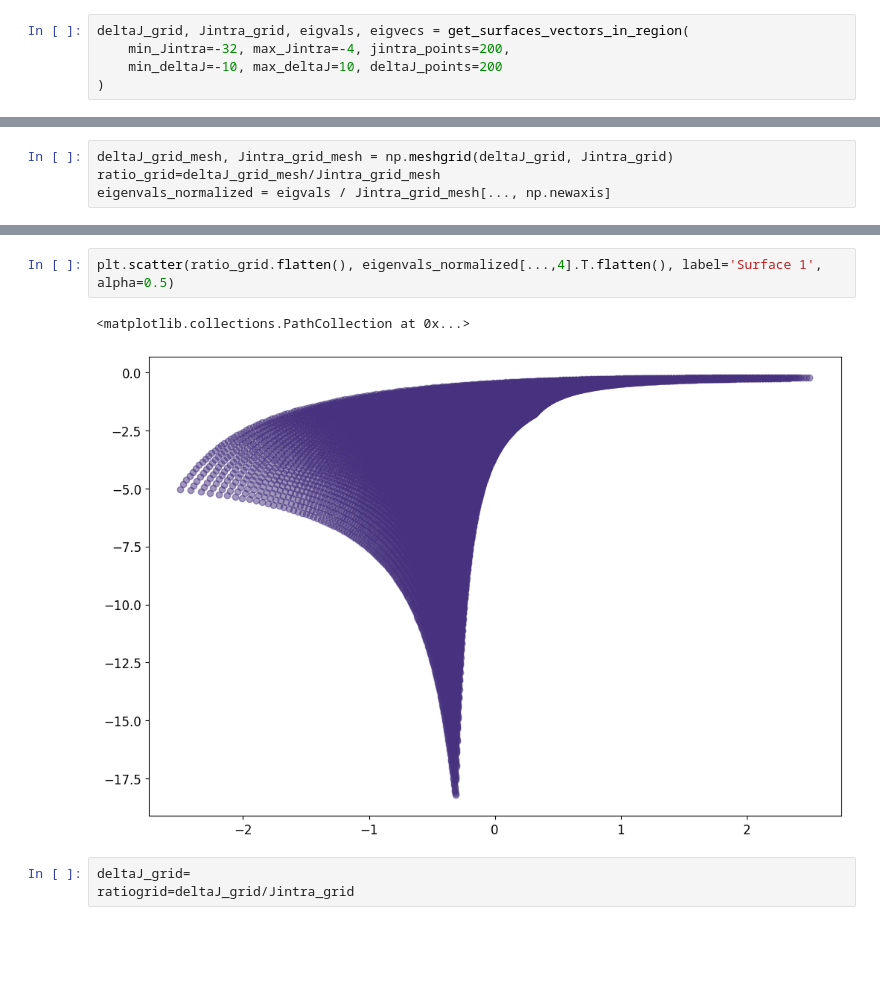
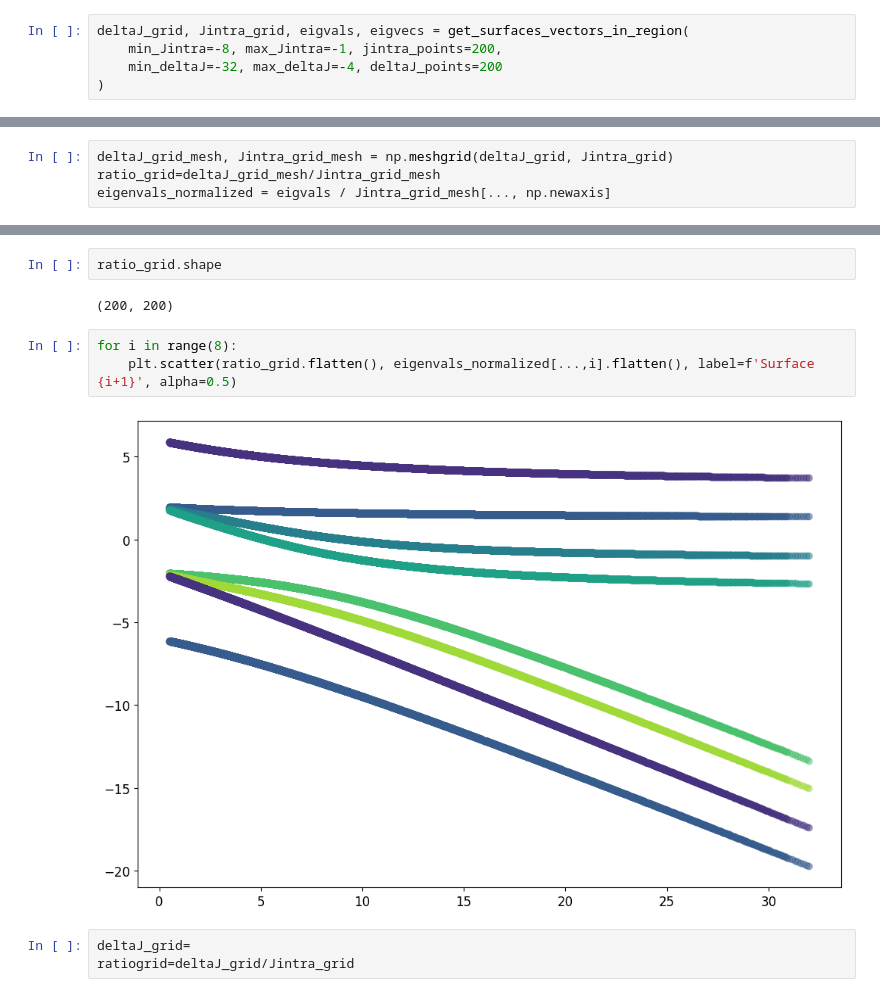
Before and after one commit to Alexankharin/NMRKan, a Jupyter notebook: notebooks/8. EDA_4CH2.ipynb, the cells around one changed output, grey strips where cells are left out. Drawn from its saved outputs; the diff is of its cells as text; blank space fills up the shorter version.

```diff
--- a/notebooks/8. EDA_4CH2.ipynb
+++ b/notebooks/8. EDA_4CH2.ipynb
@@ -35,8 +35,8 @@ print("Libraries imported successfully!")
 Libraries imported successfully!
 # %%
 deltaJ_grid, Jintra_grid, eigvals, eigvecs = get_surfaces_vectors_in_region(
-    min_Jintra=-32, max_Jintra=-4, jintra_points=200,
-    min_deltaJ=-10, max_deltaJ=10, deltaJ_points=200
+    min_Jintra=-8, max_Jintra=-1, jintra_points=200,
+    min_deltaJ=-32, max_deltaJ=-4, deltaJ_points=200
 )
 # %%
 # plot all 8 eigenvalue surfaces in 2d on 3 x 3 subplots
@@ -75,8 +75,12 @@ plt.imshow(ratio_grid>1)
+# %%
+ratio_grid.shape
+# %% [output]
+(200, 200)
 # %%
-plt.scatter(ratio_grid.flatten(), eigenvals_normalized[...,4].T.flatten(), label='Surface 1', alpha=0.5)
+for i in range(8):
+    plt.scatter(ratio_grid.flatten(), eigenvals_normalized[...,i].flatten(), label=f'Surface {i+1}', alpha=0.5)
 # %% [output]
-<matplotlib.collections.PathCollection at 0x...>
-[figure, old version]
+[figure, new version]
 # %%
 deltaJ_grid=
 ratiogrid=deltaJ_grid/Jintra_grid
```
Also changed, not shown: parts of 2 cells of this notebook.
